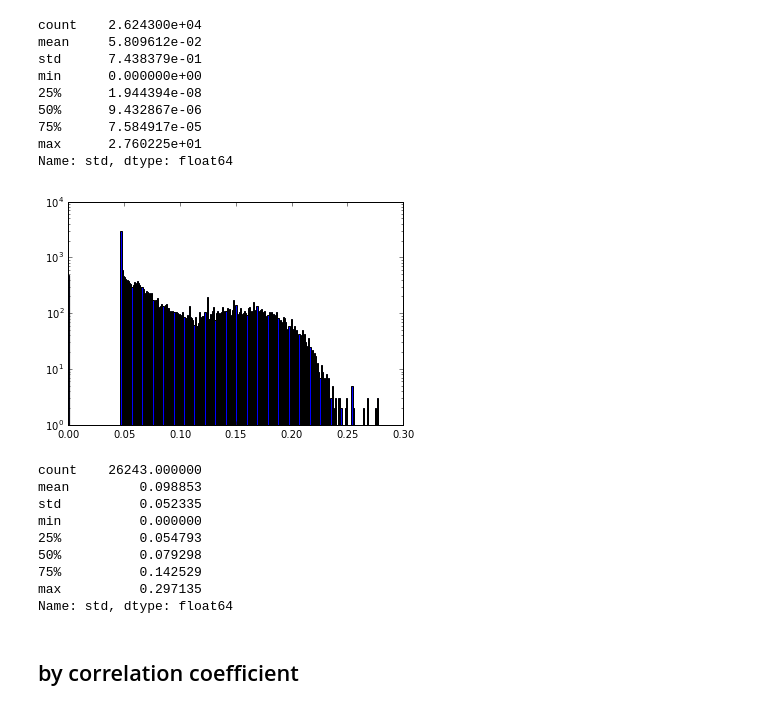
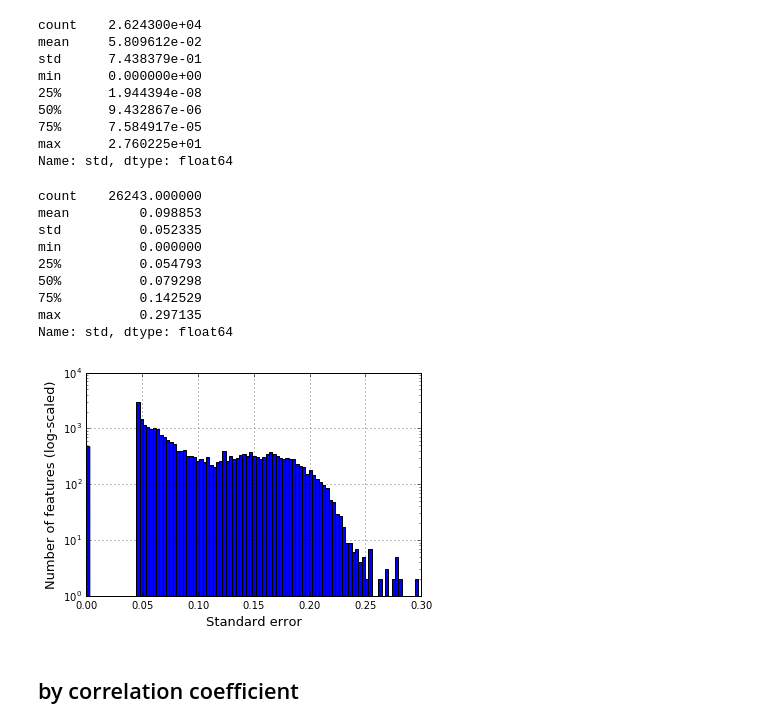
Before and after one commit to Pear21/infantGutMicrobiotaGrowth, a Jupyter notebook: infantGutMicrobiotaGrowth.ipynb, the cells around one changed output. Drawn from its saved outputs; the diff is of its cells as text; code cells hidden in the pictures.

```diff
--- a/infantGutMicrobiotaGrowth.ipynb
+++ b/infantGutMicrobiotaGrowth.ipynb
@@ -96,6 +98,10 @@ df_all_but_gf = pd.concat([df_rxn, df_ko, df_go, df_ec, df_pwy, df_motu, df_bug]
 # %%
 # save file
 df_all_but_gf.to_csv('C:\Users\pengye\Desktop\infantGMG\data\\df_all_but_gf.csv', sep='\t')
+# %%
+# load file
+df_all_but_gf = pd.DataFrame.from_csv('C:\Users\pengye\Desktop\infantGMG\data\\df_all_but_gf.csv', sep='\t')
+df_age = pd.DataFrame.from_csv('C:\Users\pengye\Desktop\infantGMG\data\\758sample.age.csv', sep='\t')
 # %%
 # 739 smpl, both included in df_age and df_profile
 list_age_and_profile = list(set(df_age.index) & set(df_all_but_gf.index))
@@ -118,7 +128,7 @@ df_age_721_le36['month'].hist(bins=36)
 list_0_4_12M_all_smpl = [x for x in df_age_721_le36.index if 'M' in x or 'B' in x]
 #df_age_460
 np.random.seed(4)
-list_0_4_12M_261_smpl = [x for x in np.random.permutation(list_0_4_12M_smpl)[39:]]
+list_0_4_12M_261_smpl = [x for x in np.random.permutation(list_0_4_12M_all_smpl)[39:]]
 # %%
 df_all_but_gf_460 = df_all_but_gf_721.drop(list_0_4_12M_261_smpl)
 df_age_460_le36 = df_age_721_le36.drop(list_0_4_12M_261_smpl)
@@ -174,23 +206,26 @@ Name: std, dtype: float64
 all_460_profile_scaled_std = df_all_but_gf_scaled_460.describe().ix['std']
 # %%
 ## scaled
-%matplotlib inline
+plt.figure(facecolor='white')
+ax = plt.gca()
 plt.xlim(0,0.3)
 plt.yscale('log')
-plt.hist(all_460_profile_scaled_std, bins=300)
-plt.show()
+ax.hist(all_460_profile_scaled_std, bins=100)
+ax.set_xlabel('Standard error', fontsize=13)
+ax.set_ylabel('Number of features (log-scaled)', fontsize=13)
+plt.grid()
 all_460_profile_scaled_std.describe()
 # %% [output]
+count    26243.000000
+mean         0.098853
+std          0.052335
+min          0.000000
+25%          0.054793
+50%          0.079298
+75%          0.142529
+max          0.297135
+Name: std, dtype: float64
-[figure, old version]
+[figure, new version]
-count    26243.000000
-mean         0.098853
-std          0.052335
-min          0.000000
-25%          0.054793
-50%          0.079298
-75%          0.142529
-max          0.297135
-Name: std, dtype: float64
 # %%
 sr_std_460_profile_scaled_ge_75 = all_460_profile_scaled_std[all_460_profile_scaled_std >= all_460_profile_scaled_std.quantile(.75)]
 # %% [markdown]
```
Also changed, not shown: parts of 33 cells of this notebook.
